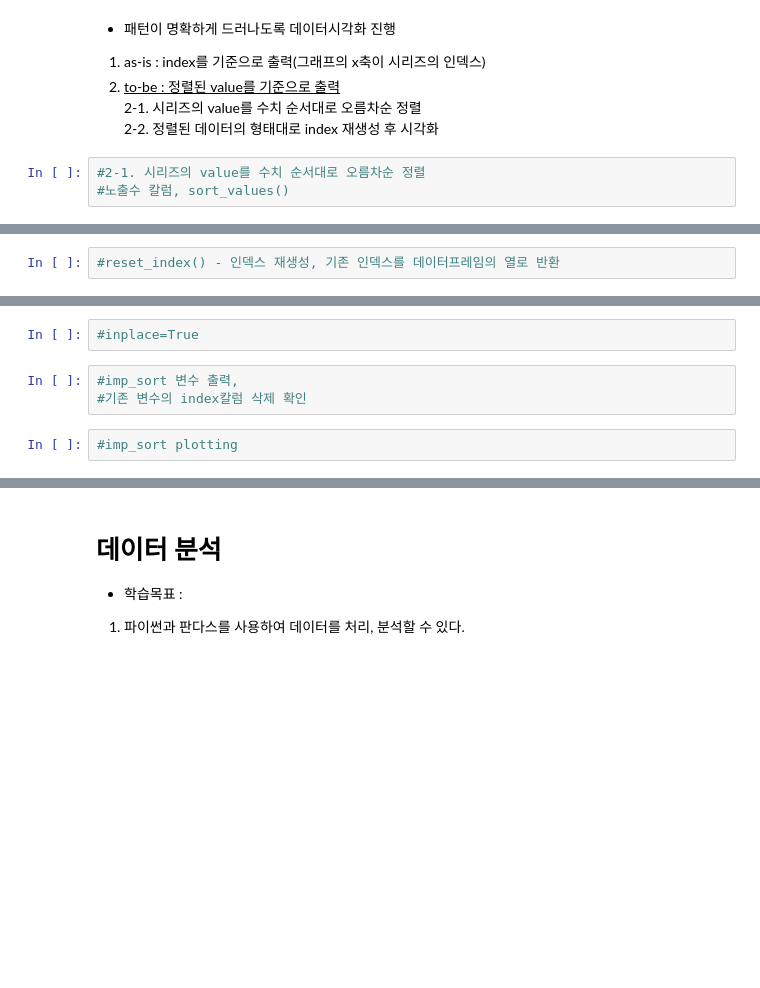
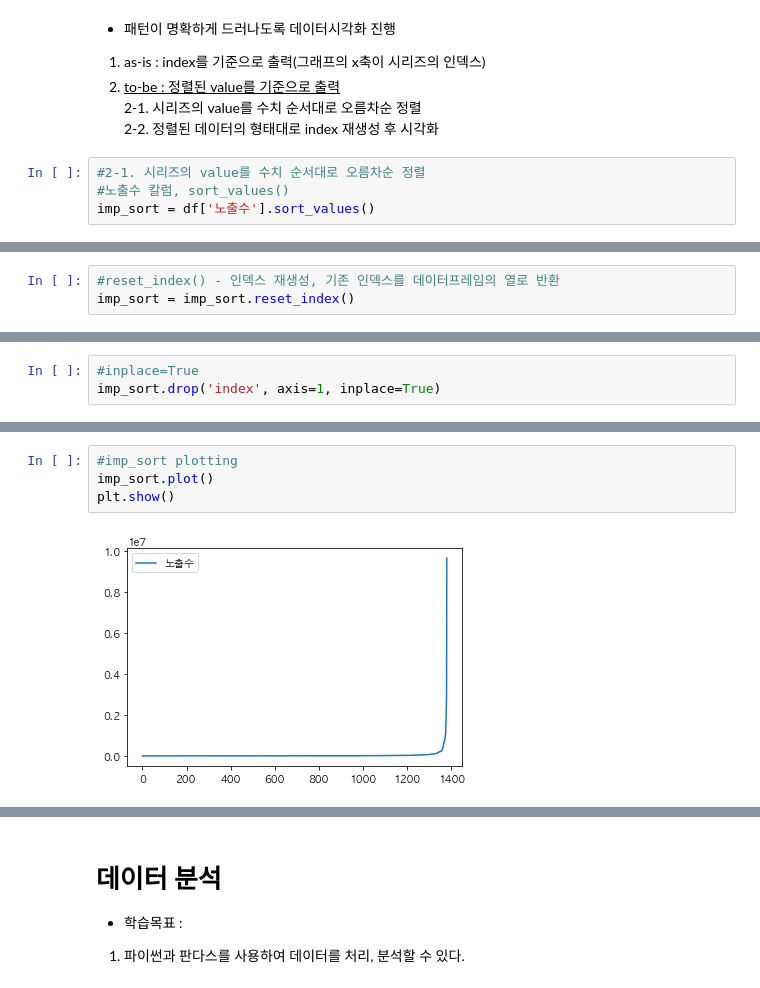
Before and after one commit to dch9610/Single_Project, a Jupyter notebook: 마케팅 데이터 분석/03.검색광고 데이터 분석.ipynb, the cells around one changed output, grey strips where cells are left out. Cells and saved outputs as stored; diff of their text form; blank space fills up the shorter version.

```diff
--- a/마케팅 데이터 분석/03.검색광고 데이터 분석.ipynb
+++ b/마케팅 데이터 분석/03.검색광고 데이터 분석.ipynb
@@ -445,5 +533,6 @@ plt.show()
 # %%
 #2-1. 시리즈의 value를 수치 순서대로 오름차순 정렬
 #노출수 칼럼, sort_values()
+imp_sort = df['노출수'].sort_values()
 # %%
 #imp_sort 변수 출력
@@ -450,4 +553,5 @@ plt.show()
 # %%
 #reset_index() - 인덱스 재생성, 기존 인덱스를 데이터프레임의 열로 반환
+imp_sort = imp_sort.reset_index()
 # %%
 #imp_sort 변수 출력
@@ -456 +590,4 @@ plt.show()
+# %%
+#inplace=True
+imp_sort.drop('index', axis=1, inplace=True)
 # %%
@@ -460,10 +611,9 @@ plt.show()
-# %%
-#inplace=True
-# %%
-#imp_sort 변수 출력,
-#기존 변수의 index칼럼 삭제 확인
 # %%
 #imp_sort plotting
+imp_sort.plot()
+plt.show()
+# %% [output]
+[figure, added]
 # %%
 #클릭수칼럼 시각화
 #sort_values(),reset_index(),drop('index',axis=1),plot - 한줄 코딩(괄호사용)
```
Also changed, not shown: parts of 54 cells of this notebook.
